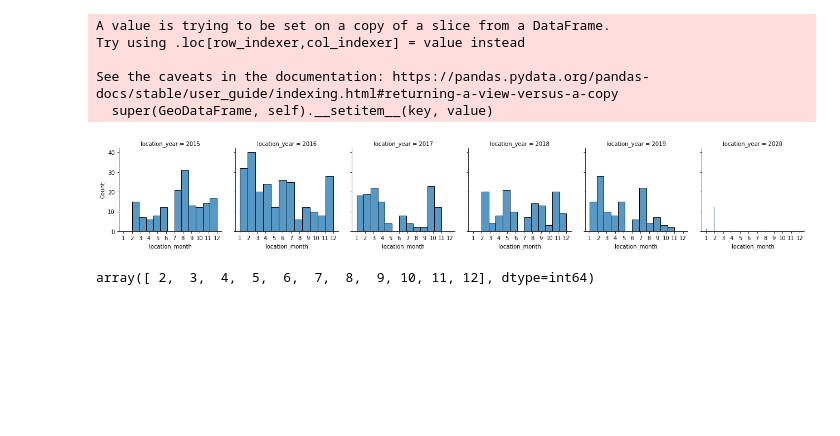
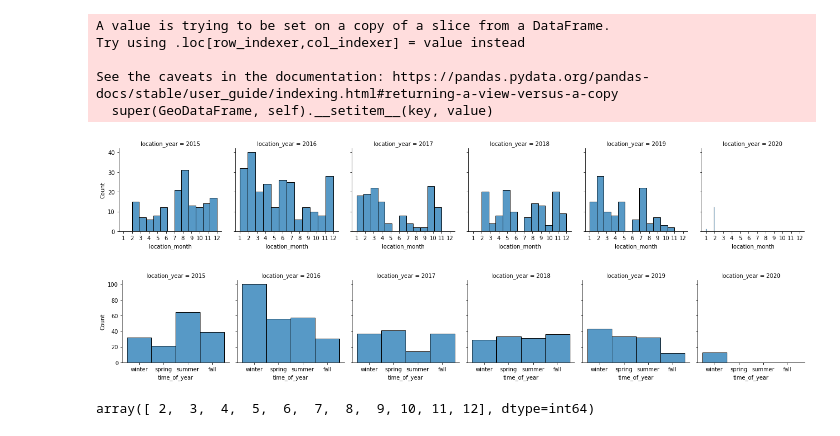
Before and after one commit to jrioross/big_g_express, a Jupyter notebook: notebooks/geospatial_explore.ipynb, the cells around one changed output. Drawn from its saved outputs; the diff is of its cells as text; code cells hidden in the pictures; blank space fills up the shorter version.

Commit message:
Exploring fault variables during full derate

```diff
--- a/notebooks/geospatial_explore.ipynb
+++ b/notebooks/geospatial_explore.ipynb
@@ -342,3 +351,10 @@ plt.xticks([1, 2, 3, 4, 5, 6, 7, 8, 9, 10, 11, 12]);
+# %%
+g = sns.FacetGrid(both_geo_derates,
+              col = 'location_year')
+
+g.map_dataframe(sns.histplot, x = 'time_of_year', bins = 4);
+# %% [output]
+[figure, added]
 # %%
 both_geo_derates[both_geo_derates['location_year'] == 2018]['location_month'].unique()
 # %% [output]
```
Also changed, not shown: parts of 11 cells of this notebook.
